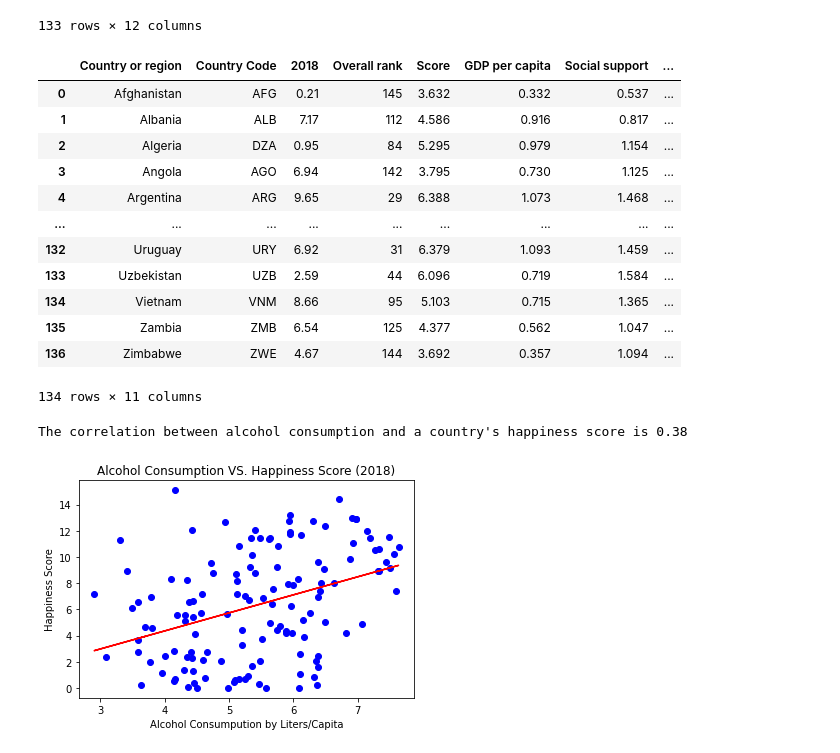
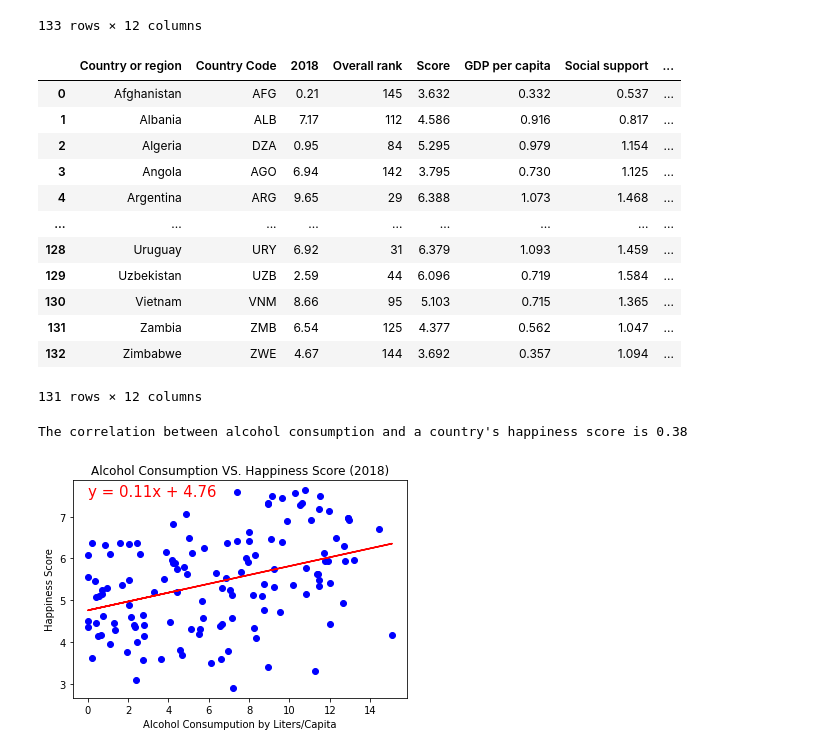
Before and after one commit to dmcneill0711/Happiness-V.S.-Alcohol-Study, a Jupyter notebook: Jupyter Notebook/Project 1 Code.ipynb, the cells around one changed output. Cells and saved outputs as stored; diff of their text form; code cells hidden in the pictures.

```diff
--- a/Jupyter Notebook/Project 1 Code.ipynb
+++ b/Jupyter Notebook/Project 1 Code.ipynb
@@ -102,7 +114,8 @@ happy_alcohol_df_final
 | 132 | Zimbabwe | ZWE | 4.67 | 144 | 3.692 | 0.357 | 1.094 | ... |
 133 rows × 12 columns
 # %%
-happy_alcohol_df_sorted = happy_alcohol_df.sort_values(by=["Country or region"],ascending=True,ignore_index=True)
+#Sort Final DataFrame, Reset Index, and Drop Rows with Any Null Values
+happy_alcohol_df_sorted = happy_alcohol_df_final.sort_values(by=["Country or region"],ascending=True,ignore_index=True)
 happy_alcohol_df_sorted_drop = happy_alcohol_df_sorted.dropna(how="any")
 happy_alcohol_df_sorted_drop
 # %% [output]
@@ -113,33 +126,36 @@ happy_alcohol_df_sorted_drop
 | 3 | Angola | AGO | 6.94 | 142 | 3.795 | 0.730 | 1.125 | ... |
 | 4 | Argentina | ARG | 9.65 | 29 | 6.388 | 1.073 | 1.468 | ... |
 | ... | ... | ... | ... | ... | ... | ... | ... | ... |
-| 132 | Uruguay | URY | 6.92 | 31 | 6.379 | 1.093 | 1.459 | ... |
-| 133 | Uzbekistan | UZB | 2.59 | 44 | 6.096 | 0.719 | 1.584 | ... |
-| 134 | Vietnam | VNM | 8.66 | 95 | 5.103 | 0.715 | 1.365 | ... |
-| 135 | Zambia | ZMB | 6.54 | 125 | 4.377 | 0.562 | 1.047 | ... |
-| 136 | Zimbabwe | ZWE | 4.67 | 144 | 3.692 | 0.357 | 1.094 | ... |
+| 128 | Uruguay | URY | 6.92 | 31 | 6.379 | 1.093 | 1.459 | ... |
+| 129 | Uzbekistan | UZB | 2.59 | 44 | 6.096 | 0.719 | 1.584 | ... |
+| 130 | Vietnam | VNM | 8.66 | 95 | 5.103 | 0.715 | 1.365 | ... |
+| 131 | Zambia | ZMB | 6.54 | 125 | 4.377 | 0.562 | 1.047 | ... |
+| 132 | Zimbabwe | ZWE | 4.67 | 144 | 3.692 | 0.357 | 1.094 | ... |
-134 rows × 11 columns
+131 rows × 12 columns
 # %%
-y = happy_alcohol_df_sorted_drop["2018"]
-x = happy_alcohol_df_sorted_drop["Score"]
+#Create a Plot That Compares and Calculates the Correlation Between a Country's Alcohol Consumption and Happiness Score
+x = happy_alcohol_df_sorted_drop["2018"]
+y = happy_alcohol_df_sorted_drop["Score"]
 
 plt.scatter(x, y, marker="o", facecolors="blue")
 
 (slope, intercept, rvalue, pvalue, stderr) = linregress(x, y)
 regress_values = x * slope + intercept
 line_eq = "y = " + str(round(slope,2)) + "x + " + str(round(intercept,2))
 plt.plot(x,regress_values,"r-")
 plt.annotate(line_eq,(0,7.5),fontsize=15,color="red")
 
 plt.xlabel("Alcohol Consumpution by Liters/Capita")
 plt.ylabel("Happiness Score")
 plt.title("Alcohol Consumption VS. Happiness Score (2018)")
 
 correlation = scipy.pearsonr(x,y)
 print(f"The correlation between alcohol consumption and a country's happiness score is {round(correlation[0],2)}")
+
+plt.savefig("AlcoholVSHappiness.png")
 # %% [output]
 The correlation between alcohol consumption and a country's happiness score is 0.38
-[figure, old version]
+[figure, new version]
 # %%
 x = happy_alcohol_df_sorted_drop["2018"]
 y = happy_alcohol_df_sorted_drop["Overall rank"]
```
Also changed, not shown: parts of 22 cells of this notebook, 7 other files.
